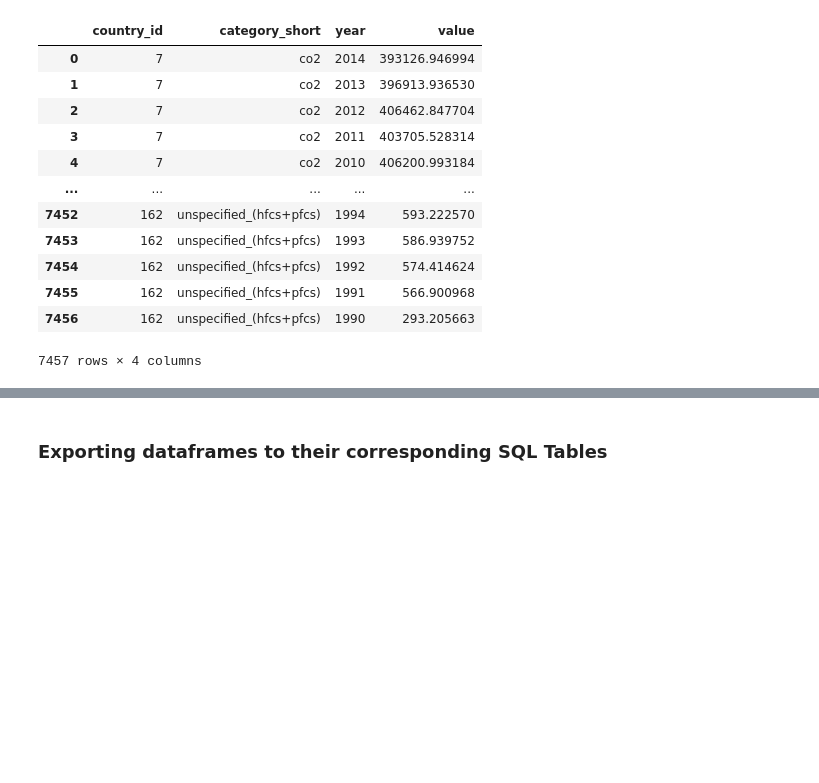
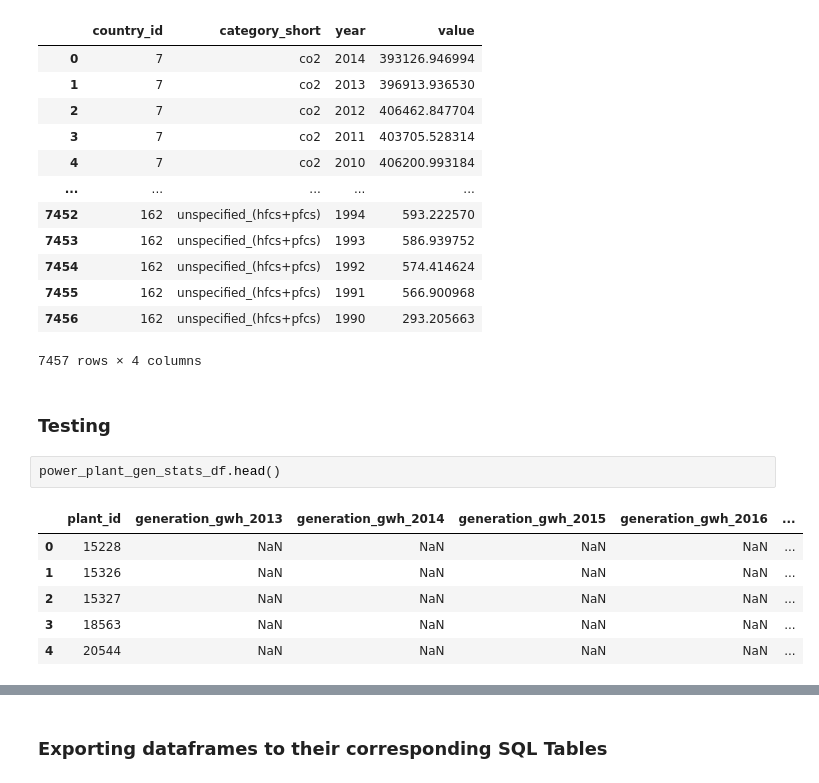
Before and after one commit to JacobTrevithick/Climate-Change-Visualizations, a Jupyter notebook: data_cleaning_pipeline.ipynb, the cells around one changed output, grey strips where cells are left out. Saved outputs shown, nothing was run; the diff lists cells and outputs as text; blank space fills up the shorter version.

```diff
--- a/data_cleaning_pipeline.ipynb
+++ b/data_cleaning_pipeline.ipynb
@@ -473,3 +473,14 @@ greenhouse_gases_df
 | 7455 | 162 | unspecified_(hfcs+pfcs) | 1991 | 566.900968 |
 | 7456 | 162 | unspecified_(hfcs+pfcs) | 1990 | 293.205663 |
 7457 rows × 4 columns
+# %% [markdown]
+### Testing
+# %%
+power_plant_gen_stats_df.head()
+# %% [output]
+|  | plant_id | generation_gwh_2013 | generation_gwh_2014 | generation_gwh_2015 | generation_gwh_2016 | ... |
+| 0 | 15228 | NaN | NaN | NaN | NaN | ... |
+| 1 | 15326 | NaN | NaN | NaN | NaN | ... |
+| 2 | 15327 | NaN | NaN | NaN | NaN | ... |
+| 3 | 18563 | NaN | NaN | NaN | NaN | ... |
+| 4 | 20544 | NaN | NaN | NaN | NaN | ... |
```
Also changed, not shown: parts of 13 cells of this notebook, 6 other files.
